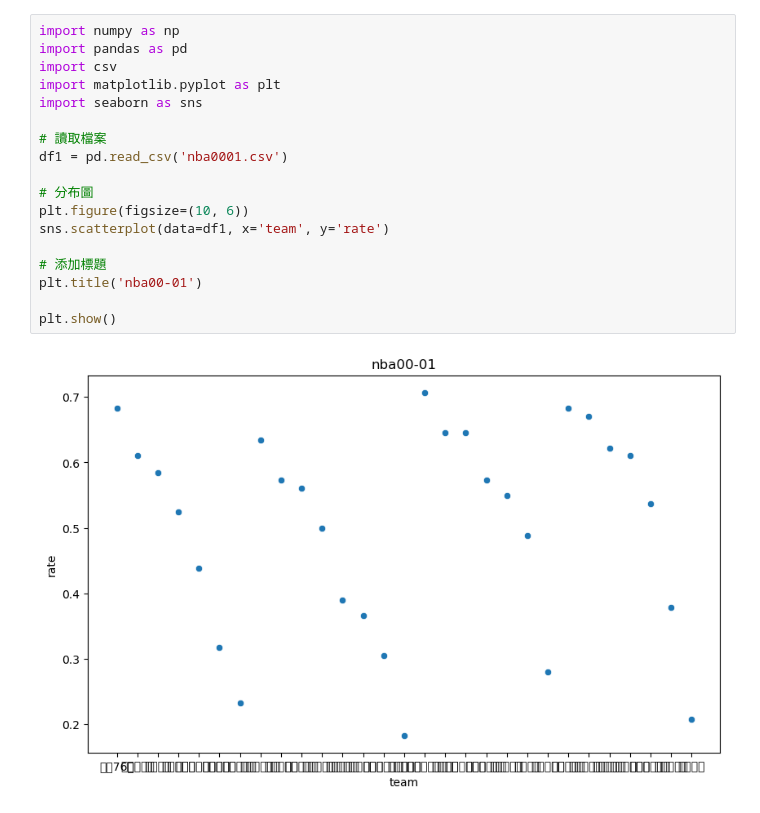
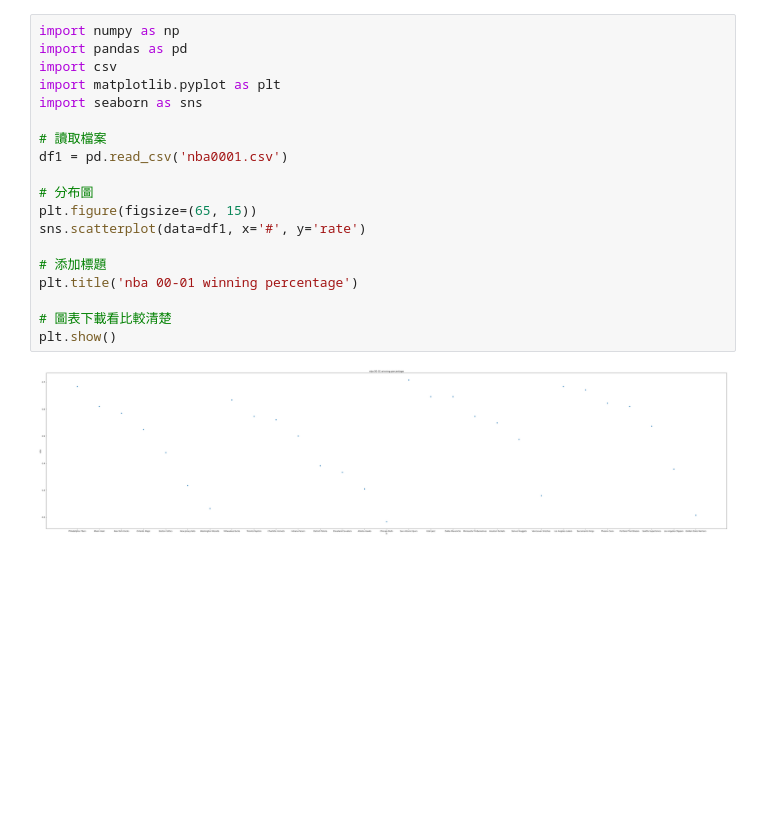
Before and after one commit to joexzmq/112-1_PL, a Jupyter notebook: 1/HW1.ipynb, the cells around one changed output. Saved outputs shown, nothing was run; the diff lists cells and outputs as text; blank space fills up the shorter version.

```diff
--- a/1/HW1.ipynb
+++ b/1/HW1.ipynb
@@ -1,23 +1,24 @@
 # %%
 import numpy as np
 import pandas as pd
 import csv
 import matplotlib.pyplot as plt
 import seaborn as sns
 
 # 讀取檔案
 df1 = pd.read_csv('nba0001.csv')
 
 # 分布圖
-plt.figure(figsize=(10, 6))
-sns.scatterplot(data=df1, x='team', y='rate')
+plt.figure(figsize=(65, 15))
+sns.scatterplot(data=df1, x='#', y='rate')
 
 # 添加標題
-plt.title('nba00-01')
+plt.title('nba 00-01 winning percentage')
 
+# 圖表下載看比較清楚
 plt.show()
 # %% [output]
-[figure, old version]
+[figure, new version]
 # %%
 # 讀取檔案
 df2 = pd.read_csv('nba2223.csv')
```
Also changed, not shown: parts of 5 cells of this notebook.
